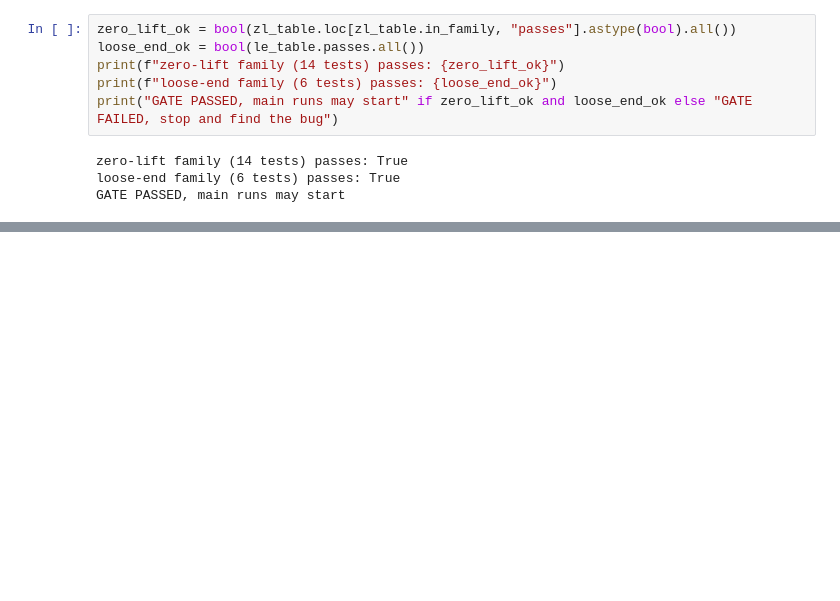
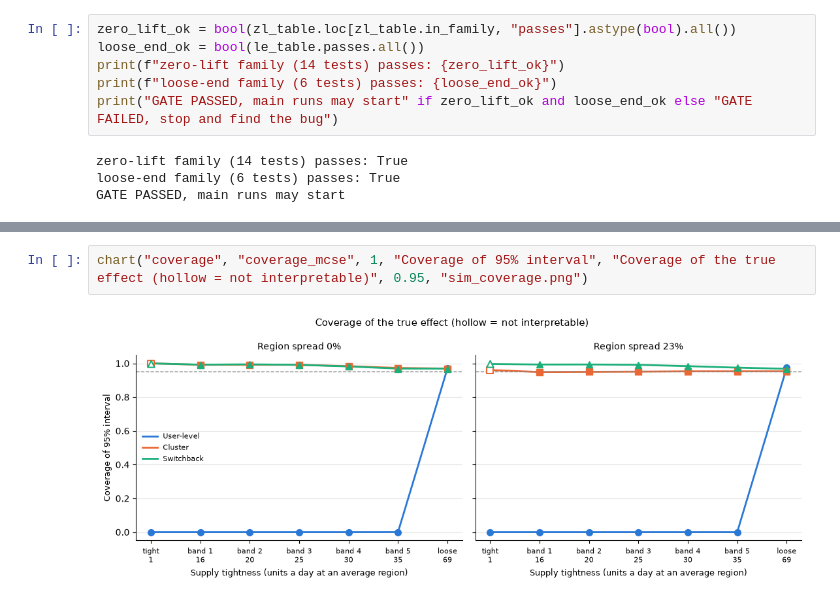
Before and after one commit to luisesparza3347/ab-testing-experiments, a Jupyter notebook: notebooks/04_interference_sim.ipynb, the cells around one changed output, grey strips where cells are left out. Cells and saved outputs as stored; diff of their text form; blank space fills up the shorter version.

```diff
--- a/notebooks/04_interference_sim.ipynb
+++ b/notebooks/04_interference_sim.ipynb
@@ -283,0 +457,4 @@ GATE PASSED, main runs may start
+# %%
+chart("coverage", "coverage_mcse", 1, "Coverage of 95% interval", "Coverage of the true effect (hollow = not interpretable)", 0.95, "sim_coverage.png")
+# %% [output]
+[figure, added]
```
Also changed, not shown: parts of 10 cells of this notebook, 6 other files.
